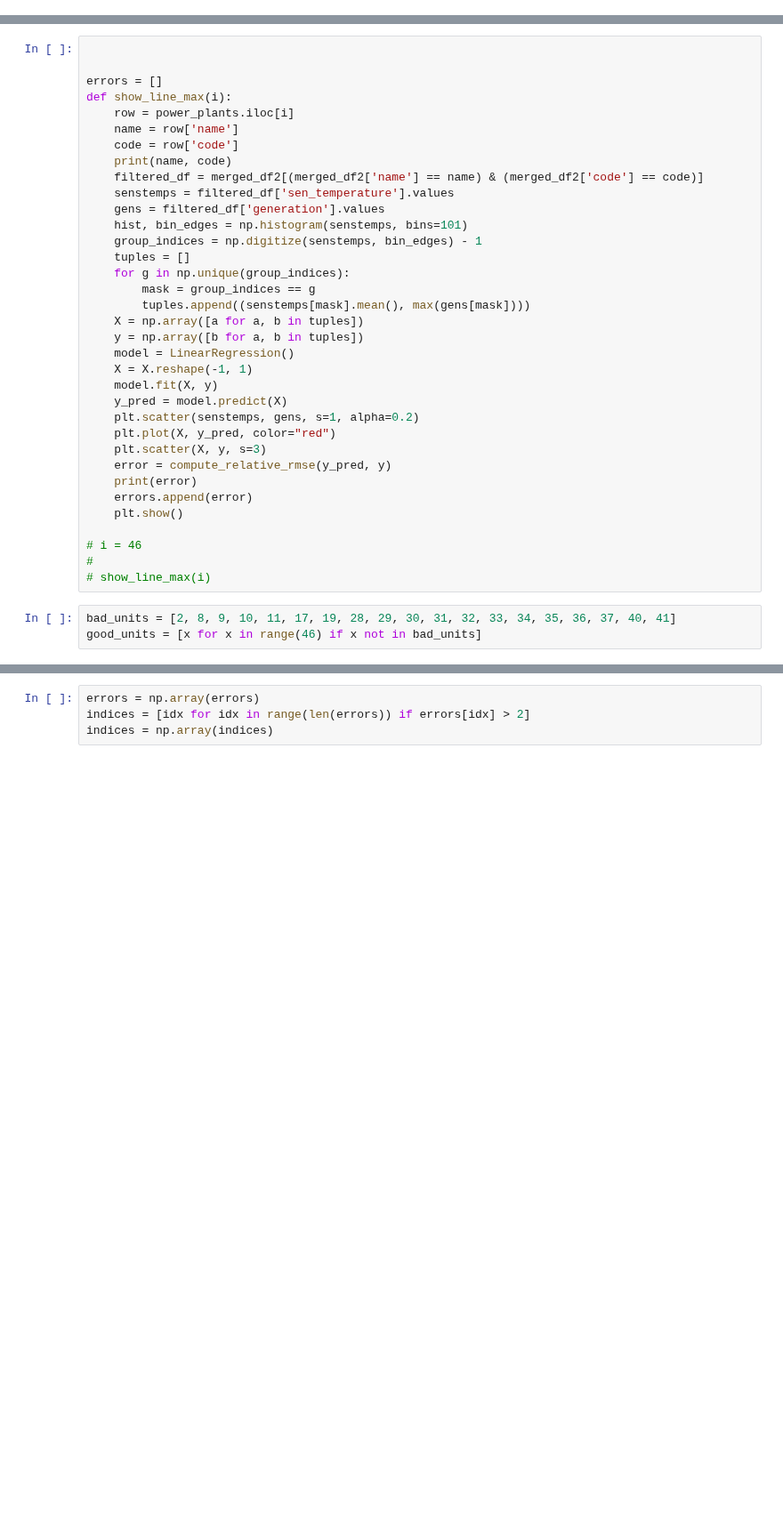
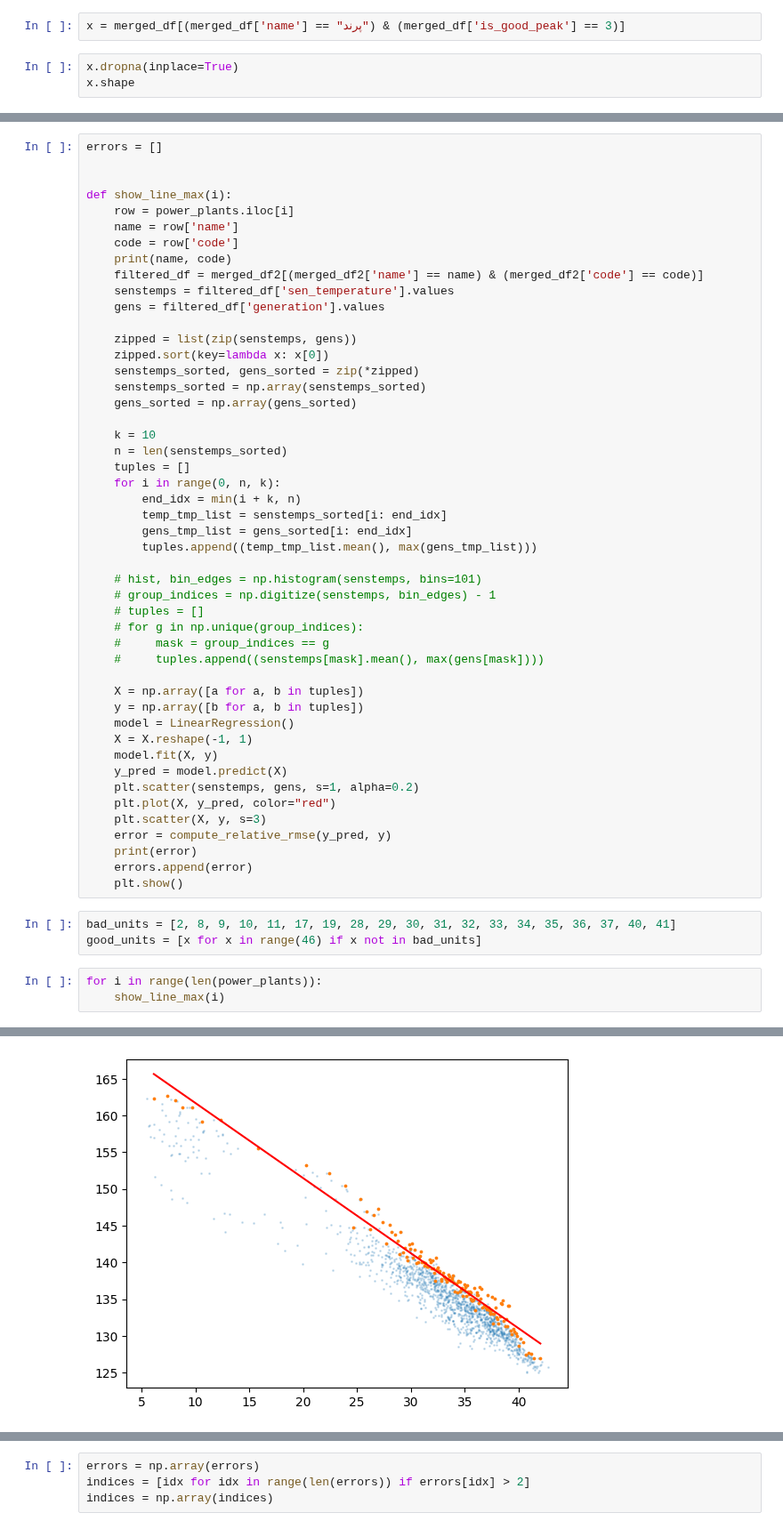
Before and after one commit to SHSMJ200/Bargh_ML, a Jupyter notebook: src/models/jupyter_files/find_max_in_each_temp.ipynb, the cells around one changed output, grey strips where cells are left out. Shown at 89% size. Saved outputs shown, nothing was run; the diff lists cells and outputs as text; blank space fills up the shorter version.

```diff
--- a/src/models/jupyter_files/find_max_in_each_temp.ipynb
+++ b/src/models/jupyter_files/find_max_in_each_temp.ipynb
@@ -21,0 +29,5 @@ power_plants = power_plants[power_plants['code'].str.startswith("G")]
+# %%
+x = merged_df[(merged_df['name'] == "پرند") & (merged_df['is_good_peak'] == 3)]
+# %%
+x.dropna(inplace=True)
+x.shape
@@ -26,9 +44,9 @@ merged_df2 = merged_df2[merged_df2[('sen_temperature')] < 50]
 merged_df2 = merged_df2[merged_df2['generation'] <= 175]
 merged_df2 = merged_df2[merged_df2['generation'] > 0]
 # %%
+errors = []
 
 
-errors = []
 def show_line_max(i):
     row = power_plants.iloc[i]
     name = row['name']
@@ -37,12 +55,29 @@ def show_line_max(i):
     filtered_df = merged_df2[(merged_df2['name'] == name) & (merged_df2['code'] == code)]
     senstemps = filtered_df['sen_temperature'].values
     gens = filtered_df['generation'].values
-    hist, bin_edges = np.histogram(senstemps, bins=101)
-    group_indices = np.digitize(senstemps, bin_edges) - 1
+
+    zipped = list(zip(senstemps, gens))
+    zipped.sort(key=lambda x: x[0])
+    senstemps_sorted, gens_sorted = zip(*zipped)
+    senstemps_sorted = np.array(senstemps_sorted)
+    gens_sorted = np.array(gens_sorted)
+
+    k = 10
+    n = len(senstemps_sorted)
     tuples = []
-    for g in np.unique(group_indices):
-        mask = group_indices == g
-        tuples.append((senstemps[mask].mean(), max(gens[mask])))
+    for i in range(0, n, k):
+        end_idx = min(i + k, n)
+        temp_tmp_list = senstemps_sorted[i: end_idx]
+        gens_tmp_list = gens_sorted[i: end_idx]
+        tuples.append((temp_tmp_list.mean(), max(gens_tmp_list)))
+
+    # hist, bin_edges = np.histogram(senstemps, bins=101)
+    # group_indices = np.digitize(senstemps, bin_edges) - 1
+    # tuples = []
+    # for g in np.unique(group_indices):
+    #     mask = group_indices == g
+    #     tuples.append((senstemps[mask].mean(), max(gens[mask])))
+
     X = np.array([a for a, b in tuples])
     y = np.array([b for a, b in tuples])
     model = LinearRegression()
@@ -56,10 +91,10 @@ def show_line_max(i):
     print(error)
     errors.append(error)
     plt.show()
-
-# i = 46
-#
-# show_line_max(i)
 # %%
 bad_units = [2, 8, 9, 10, 11, 17, 19, 28, 29, 30, 31, 32, 33, 34, 35, 36, 37, 40, 41]
 good_units = [x for x in range(46) if x not in bad_units]
+# %%
+for i in range(len(power_plants)):
+    show_line_max(i)
+# %% [output]
@@ -65,0 +103 @@ good_units = [x for x in range(46) if x not in bad_units]
+[figure, added]
```
Also changed, not shown: parts of 11 cells of this notebook, 9 other files.
